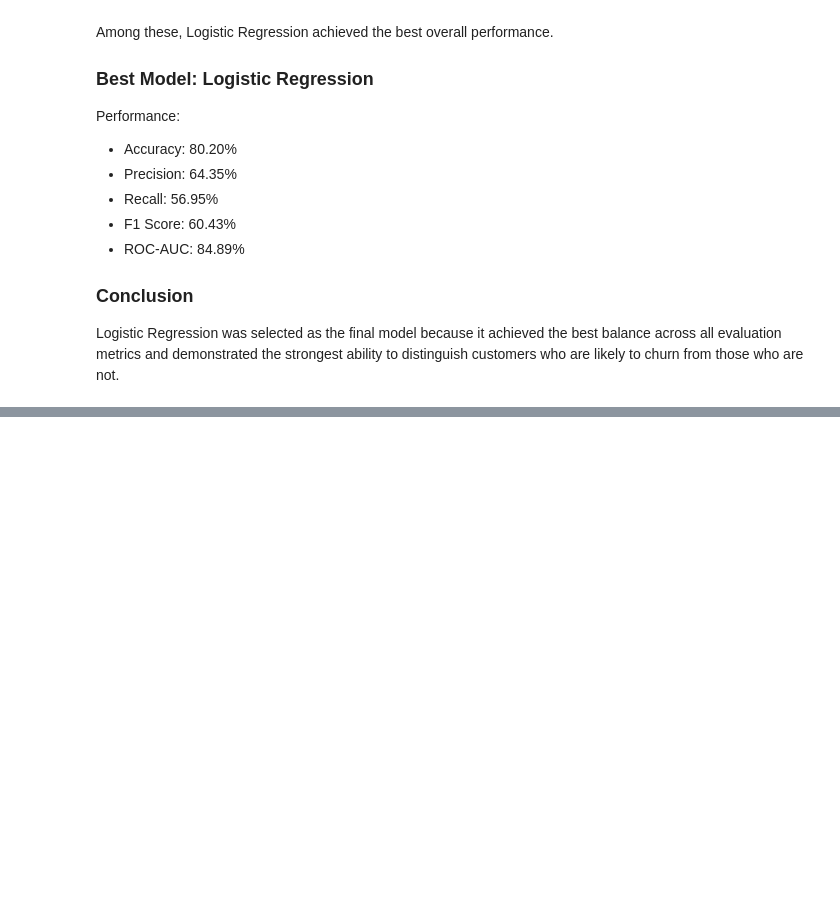
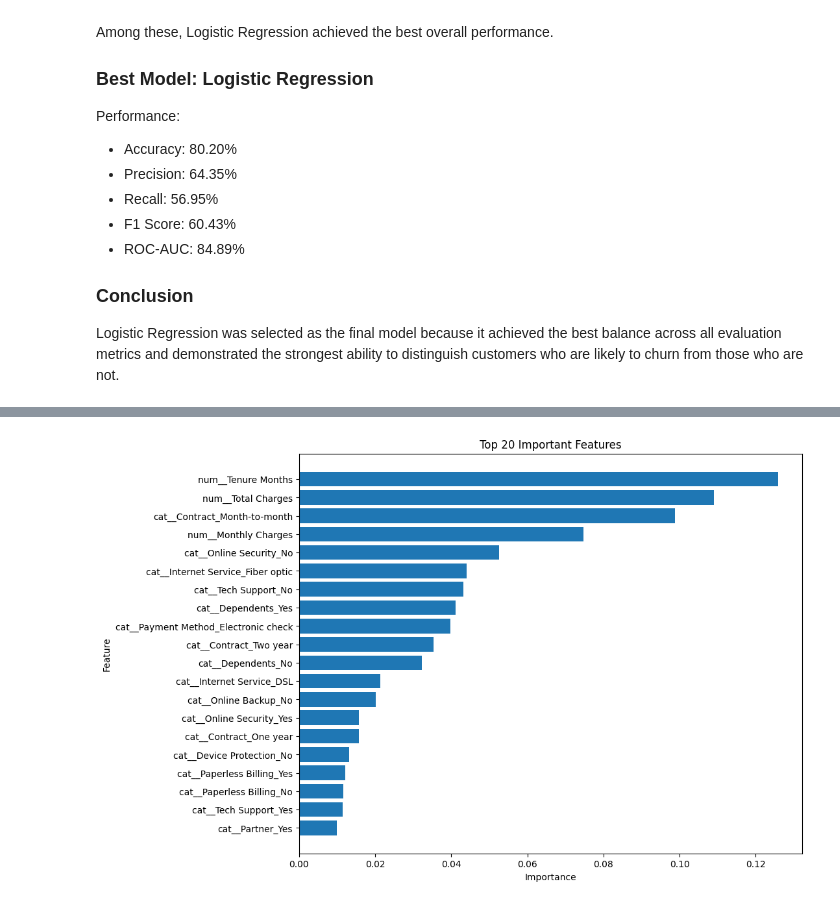
Before and after one commit to swapna-techie/customer-churn-intelligence, a Jupyter notebook: notebooks/05_model_biulding.ipynb, the cells around one changed output, grey strips where cells are left out. Cells and saved outputs as stored; diff of their text form; code cells hidden in the pictures; blank space fills up the shorter version.

Commit message:
Day 6: Hyperparameter tuning and feature importance analysis

```diff
--- a/notebooks/05_model_biulding.ipynb
+++ b/notebooks/05_model_biulding.ipynb
@@ -294,0 +450,16 @@ Logistic Regression was selected as the final model because it achieved the best
+# %%
+feature_names = preprocessor.get_feature_names_out()
+# %%
+importance = best_rf.feature_importances_
+# %%
+feature_importance = pd.DataFrame({
+    "Feature": feature_names,
+    "Importance": importance
+})
+# %%
+feature_importance = feature_importance.sort_values(
+    by="Importance",
+    ascending=False
+)
+
+feature_importance.head(20)
@@ -294,0 +484,16 @@ Logistic Regression was selected as the final model because it achieved the best
+# %%
+top20 = feature_importance.head(20)
+
+plt.figure(figsize=(10,8))
+
+plt.barh(top20["Feature"], top20["Importance"])
+
+plt.xlabel("Importance")
+plt.ylabel("Feature")
+plt.title("Top 20 Important Features")
+
+plt.gca().invert_yaxis()
+
+plt.show()
+# %% [output]
+[figure, added]
```
Also changed, not shown: parts of 19 cells of this notebook, 1 other file.
